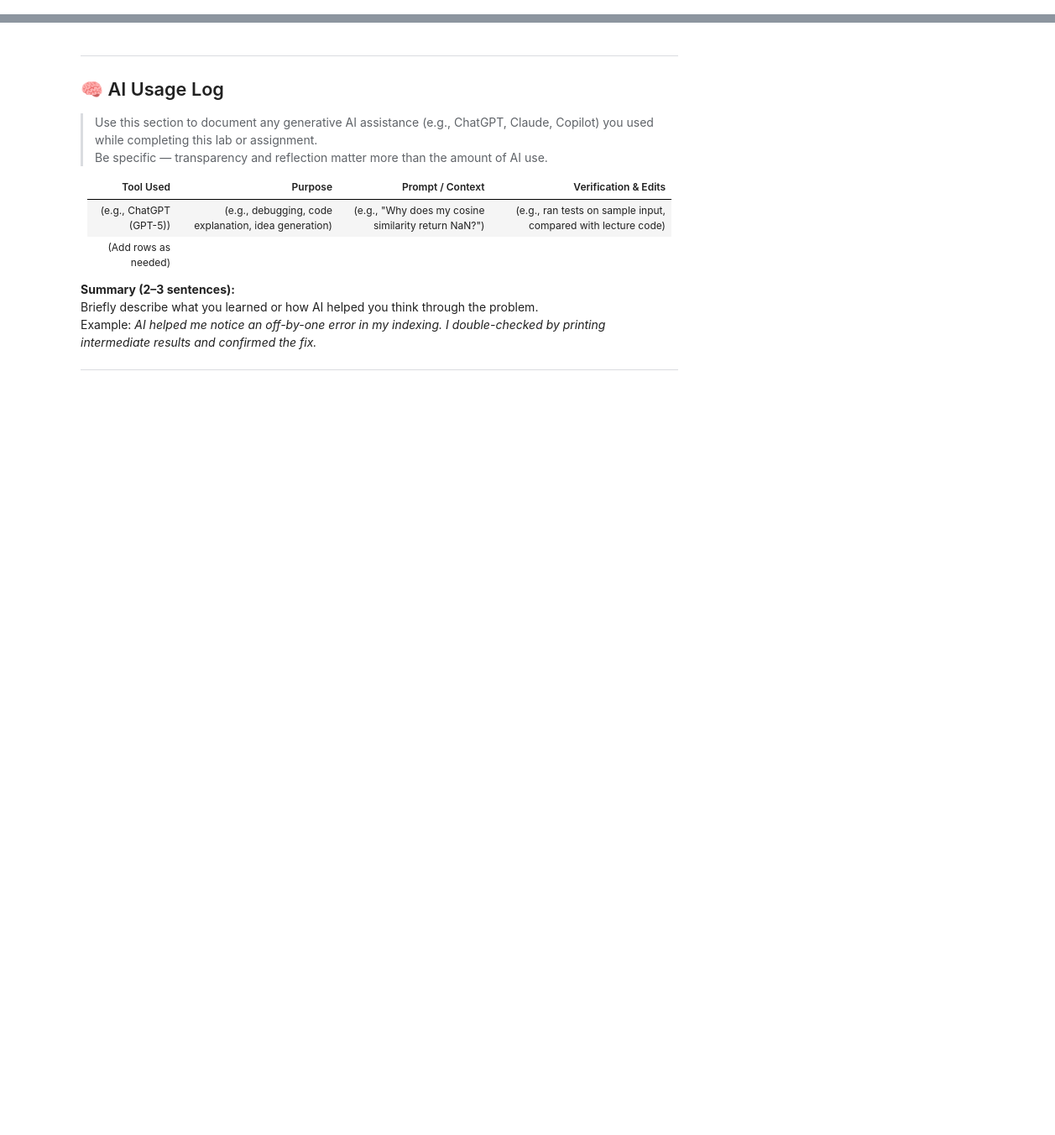
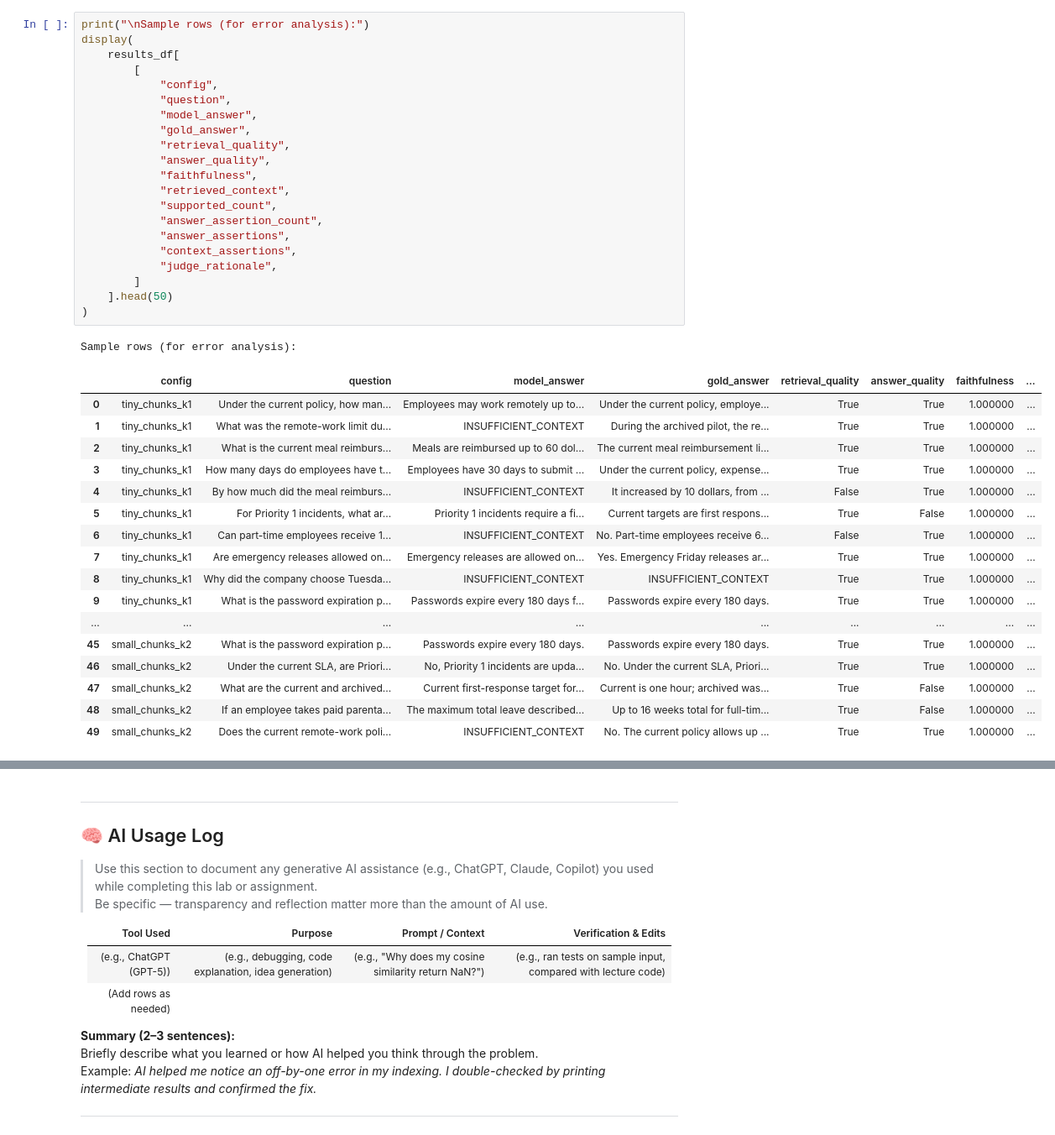
Before and after one commit to tulane-intro-ai-engineering/main, a Jupyter notebook: labs/trust_lab.ipynb, the cells around one changed output, grey strips where cells are left out. Shown at 84% size. Cells and saved outputs as stored; diff of their text form; blank space fills up the shorter version.

```diff
--- a/labs/trust_lab.ipynb
+++ b/labs/trust_lab.ipynb
@@ -228 +652,41 @@ Write here:
+# %%
+print("\nSample rows (for error analysis):")
+display(
+    results_df[
+        [
+            "config",
+            "question",
+            "model_answer",
+            "gold_answer",
+            "retrieval_quality",
+            "answer_quality",
+            "faithfulness",
+            "retrieved_context",
+            "supported_count",
+            "answer_assertion_count",
+            "answer_assertions",
+            "context_assertions",
+            "judge_rationale",
+        ]
+    ].head(50)
+)
+# %% [output]
+Sample rows (for error analysis):
+|  | config | question | model_answer | gold_answer | retrieval_quality | answer_quality | faithfulness | ... |
+| 0 | tiny_chunks_k1 | Under the current policy, how man... | Employees may work remotely up to... | Under the current policy, employe... | True | True | 1.000000 | ... |
+| 1 | tiny_chunks_k1 | What was the remote-work limit du... | INSUFFICIENT_CONTEXT | During the archived pilot, the re... | True | True | 1.000000 | ... |
+| 2 | tiny_chunks_k1 | What is the current meal reimburs... | Meals are reimbursed up to 60 dol... | The current meal reimbursement li... | True | True | 1.000000 | ... |
+| 3 | tiny_chunks_k1 | How many days do employees have t... | Employees have 30 days to submit ... | Under the current policy, expense... | True | True | 1.000000 | ... |
+| 4 | tiny_chunks_k1 | By how much did the meal reimburs... | INSUFFICIENT_CONTEXT | It increased by 10 dollars, from ... | False | True | 1.000000 | ... |
+| 5 | tiny_chunks_k1 | For Priority 1 incidents, what ar... | Priority 1 incidents require a fi... | Current targets are first respons... | True | False | 1.000000 | ... |
+| 6 | tiny_chunks_k1 | Can part-time employees receive 1... | INSUFFICIENT_CONTEXT | No. Part-time employees receive 6... | False | True | 1.000000 | ... |
+| 7 | tiny_chunks_k1 | Are emergency releases allowed on... | Emergency releases are allowed on... | Yes. Emergency Friday releases ar... | True | True | 1.000000 | ... |
+| 8 | tiny_chunks_k1 | Why did the company choose Tuesda... | INSUFFICIENT_CONTEXT | INSUFFICIENT_CONTEXT | True | True | 1.000000 | ... |
+| 9 | tiny_chunks_k1 | What is the password expiration p... | Passwords expire every 180 days f... | Passwords expire every 180 days. | True | True | 1.000000 | ... |
+| ... | ... | ... | ... | ... | ... | ... | ... | ... |
+| 45 | small_chunks_k2 | What is the password expiration p... | Passwords expire every 180 days. | Passwords expire every 180 days. | True | True | 1.000000 | ... |
+| 46 | small_chunks_k2 | Under the current SLA, are Priori... | No, Priority 1 incidents are upda... | No. Under the current SLA, Priori... | True | True | 1.000000 | ... |
+| 47 | small_chunks_k2 | What are the current and archived... | Current first-response target for... | Current is one hour; archived was... | True | False | 1.000000 | ... |
+| 48 | small_chunks_k2 | If an employee takes paid parenta... | The maximum total leave described... | Up to 16 weeks total for full-tim... | True | False | 1.000000 | ... |
+| 49 | small_chunks_k2 | Does the current remote-work poli... | INSUFFICIENT_CONTEXT | No. The current policy allows up ... | True | True | 1.000000 | ... |
 # %%
```
Also changed, not shown: parts of 30 cells of this notebook, 1 other file.
